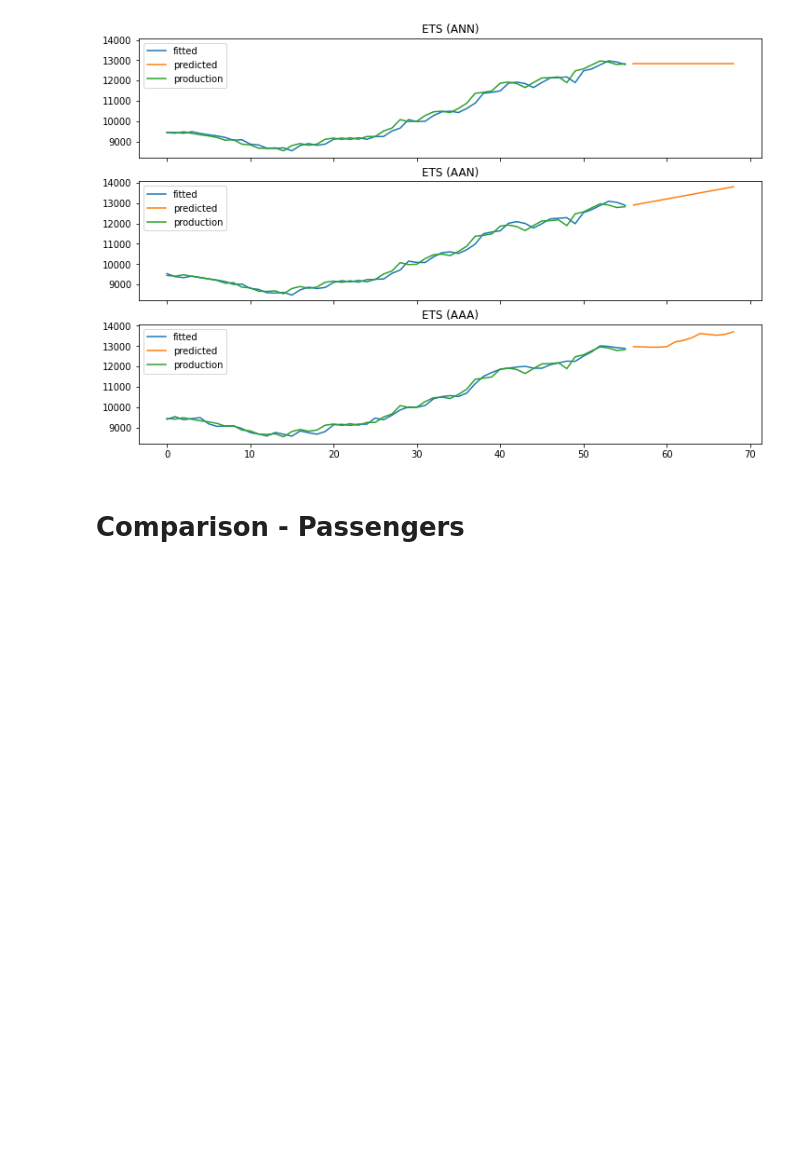
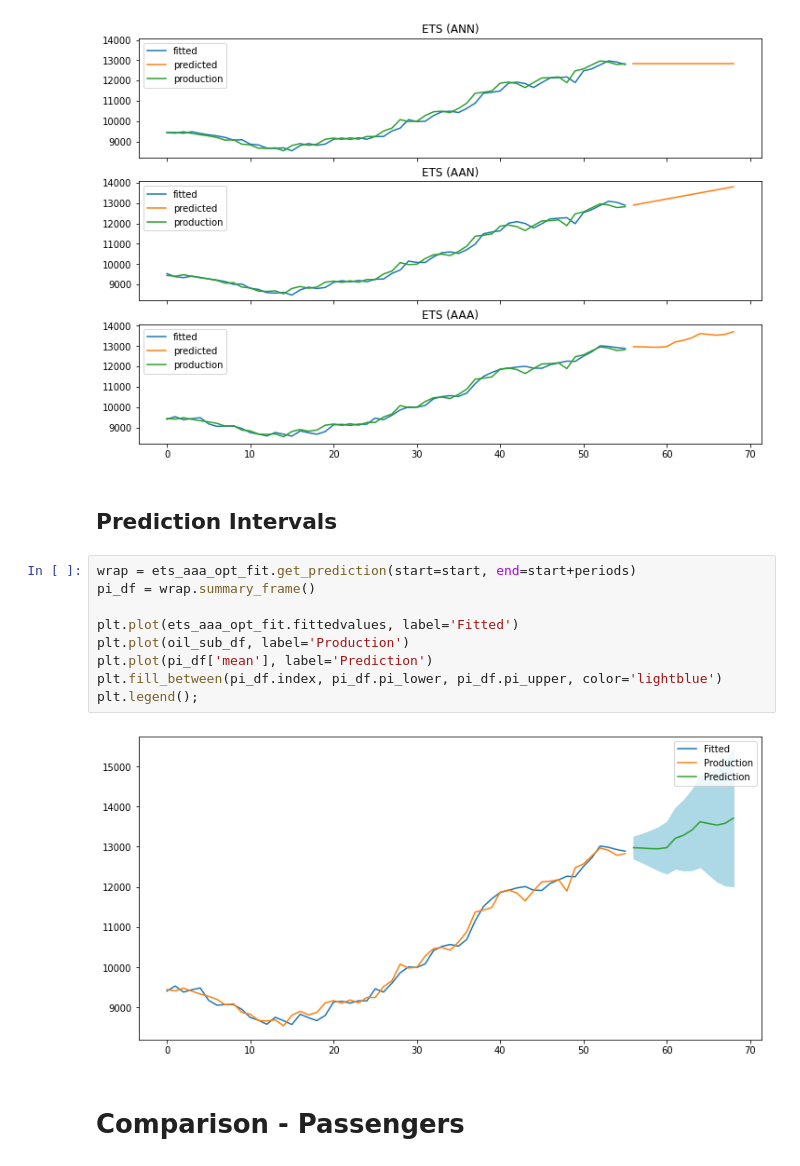
Before and after one commit to swilsonmfc/timeseries, a Jupyter notebook: Smoothing.ipynb, the cells around one changed output. Drawn from its saved outputs; the diff is of its cells as text; blank space fills up the shorter version.

Commit message:
Adding Prediction Interval

```diff
--- a/Smoothing.ipynb
+++ b/Smoothing.ipynb
@@ -619,6 +619,19 @@ plot_ax(ax[1], oil_sub_df, ets_aan_opt_fit.fittedvalues, forecast_ets_aan_df, 'E
 plot_ax(ax[2], oil_sub_df, ets_aaa_opt_fit.fittedvalues, forecast_ets_aaa_df, 'ETS (AAA)')
 # %% [output]
 [figure]
+# %% [markdown]
+## Prediction Intervals
+# %%
+wrap = ets_aaa_opt_fit.get_prediction(start=start, end=start+periods)
+pi_df = wrap.summary_frame()
+
+plt.plot(ets_aaa_opt_fit.fittedvalues, label='Fitted')
+plt.plot(oil_sub_df, label='Production')
+plt.plot(pi_df['mean'], label='Prediction')
+plt.fill_between(pi_df.index, pi_df.pi_lower, pi_df.pi_upper, color='lightblue')
+plt.legend();
+# %% [output]
+[figure, added]
 # %% [markdown]
 # Comparison - Passengers
 # %%
```
